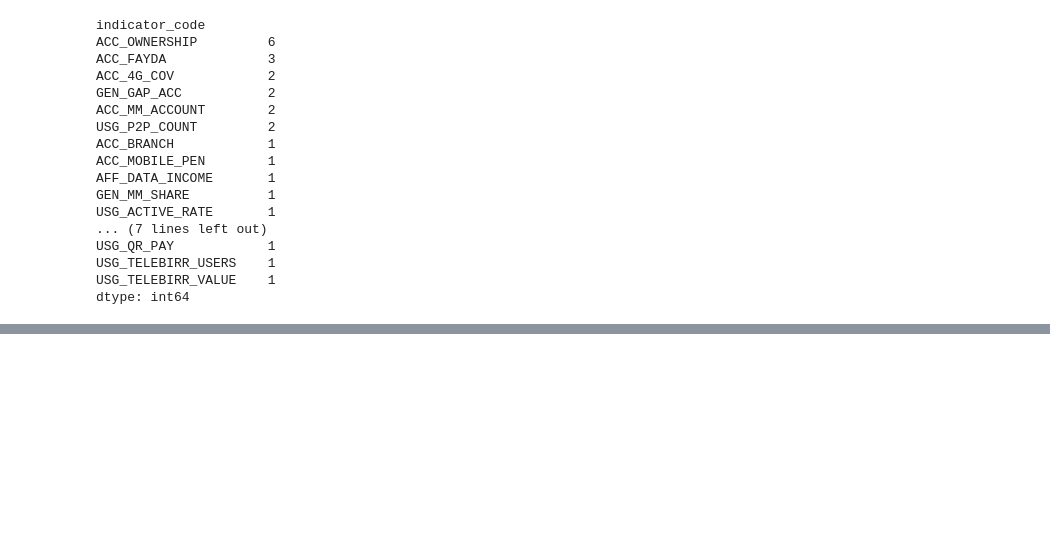
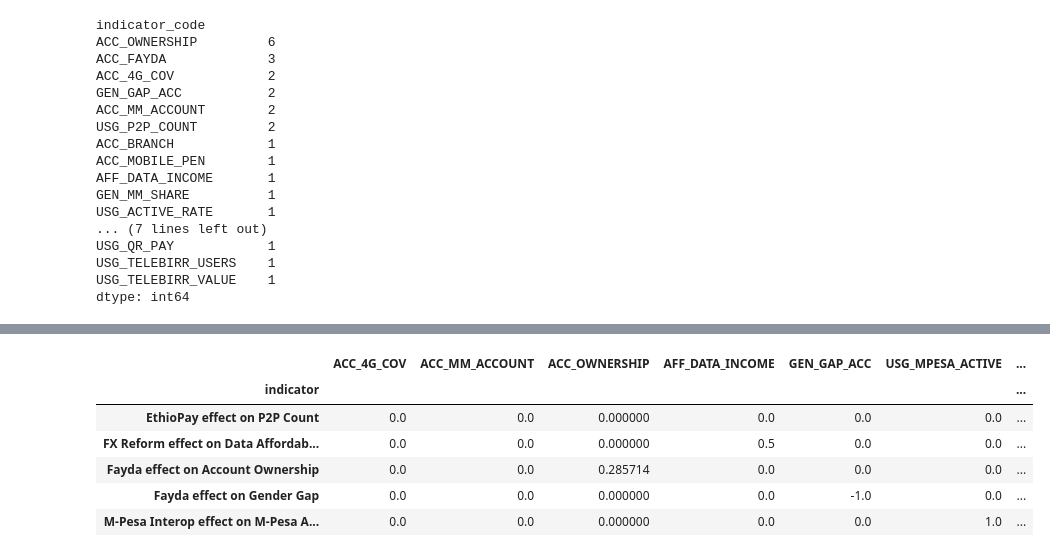
Before and after one commit to Lalisecf/ethiopia-fi-forecast-week11, a Jupyter notebook: notebooks/task4_forecasting.ipynb, the cells around one changed output, grey strips where cells are left out. Cells and saved outputs as stored; diff of their text form; code cells hidden in the pictures; blank space fills up the shorter version.

```diff
--- a/notebooks/task4_forecasting.ipynb
+++ b/notebooks/task4_forecasting.ipynb
@@ -238,0 +297,20 @@ dtype: int64
+# %%
+#Normalize each indicator column
+# Fill missing values with 0
+association_norm = association.fillna(0)
+
+# Normalize each indicator column
+association_norm = association_norm.div(
+    association_norm.abs().sum(axis=0),
+    axis=1
+).fillna(0)
+
+association_norm.head()
+# %% [output]
+|  | ACC_4G_COV | ACC_MM_ACCOUNT | ACC_OWNERSHIP | AFF_DATA_INCOME | GEN_GAP_ACC | USG_MPESA_ACTIVE | ... |
+| indicator |  |  |  |  |  |  | ... |
+| EthioPay effect on P2P Count | 0.0 | 0.0 | 0.000000 | 0.0 | 0.0 | 0.0 | ... |
+| FX Reform effect on Data Affordab... | 0.0 | 0.0 | 0.000000 | 0.5 | 0.0 | 0.0 | ... |
+| Fayda effect on Account Ownership | 0.0 | 0.0 | 0.285714 | 0.0 | 0.0 | 0.0 | ... |
+| Fayda effect on Gender Gap | 0.0 | 0.0 | 0.000000 | 0.0 | -1.0 | 0.0 | ... |
+| M-Pesa Interop effect on M-Pesa A... | 0.0 | 0.0 | 0.000000 | 0.0 | 0.0 | 1.0 | ... |
```
Also changed, not shown: parts of 18 cells of this notebook.
